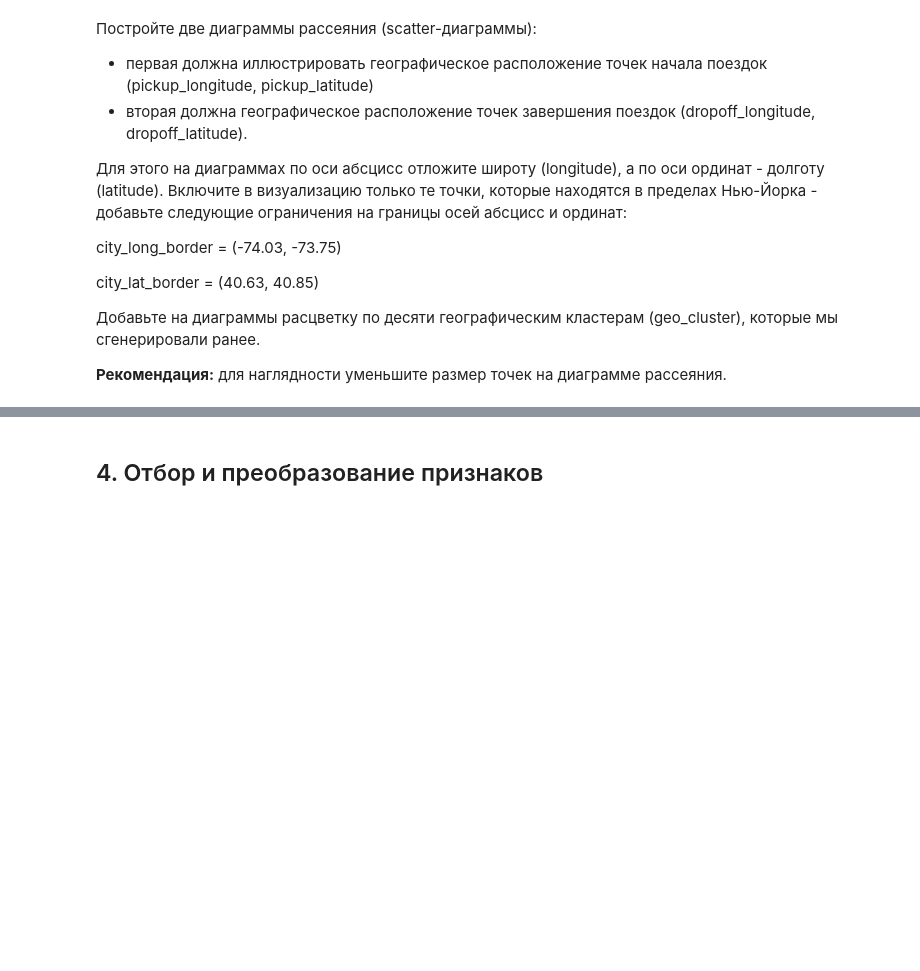
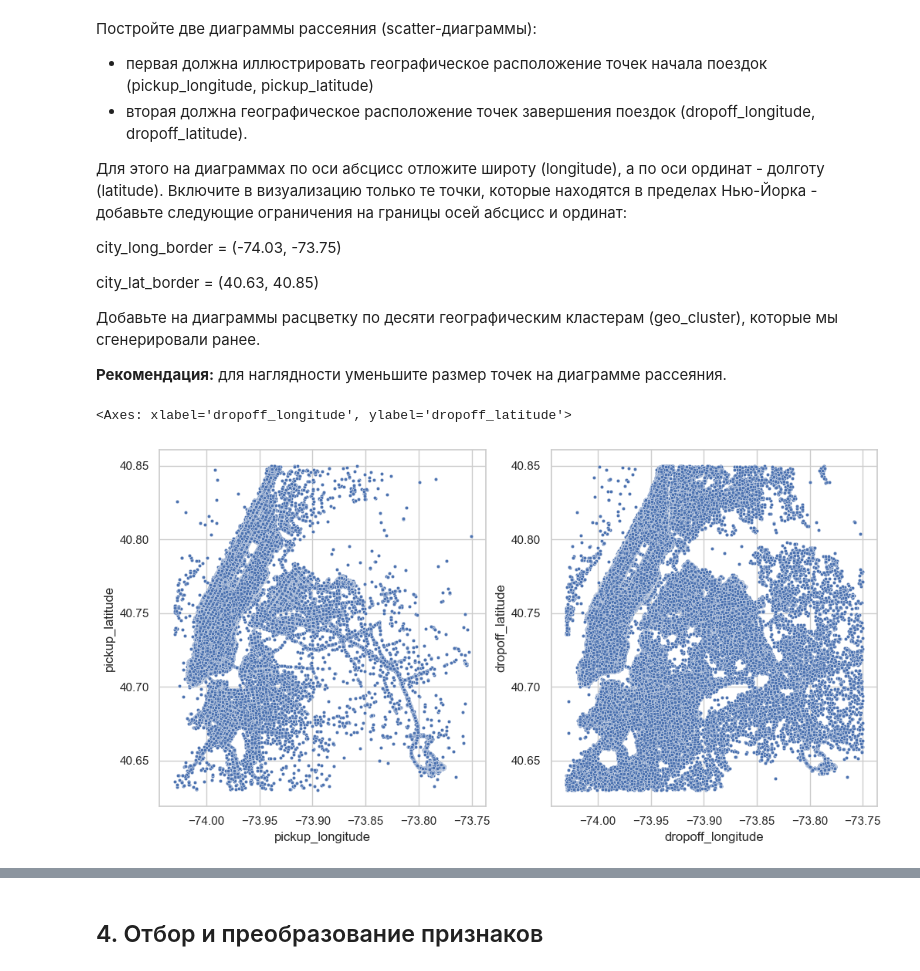
Before and after one commit to YarikKa2/Project_5, a Jupyter notebook: code/Project_5.ipynb, the cells around one changed output, grey strips where cells are left out. Cells and saved outputs as stored; diff of their text form; code cells hidden in the pictures; blank space fills up the shorter version.

```diff
--- a/code/Project_5.ipynb
+++ b/code/Project_5.ipynb
@@ -885,0 +881,43 @@ city_lat_border = (40.63, 40.85)
+# %%
+# Set NY city borders
+city_long_border = (-74.03, -73.75)
+city_lat_border = (40.63, 40.85)
+
+# Border masks
+pickup_long = \
+    (taxi_data['pickup_longitude'] > city_long_border[0]) &\
+    (taxi_data['pickup_longitude'] < city_long_border[1])
+
+pickup_lat = \
+    (taxi_data['pickup_latitude'] > city_lat_border[0]) &\
+    (taxi_data['pickup_latitude'] < city_lat_border[1])
+
+dropoff_long = \
+    (taxi_data['dropoff_longitude'] > city_long_border[0]) &\
+    (taxi_data['dropoff_longitude'] < city_long_border[1])
+
+dropoff_lat = \
+    (taxi_data['dropoff_latitude'] > city_lat_border[0]) &\
+    (taxi_data['dropoff_latitude'] < city_lat_border[1])
+
+# Subset data between borders
+ny_city_data = taxi_data[pickup_long & pickup_lat & dropoff_long & dropoff_lat]
+
+
+
+
+# Set figure
+fig, ax = plt.subplots(1, 2, figsize=(12, 6))
+
+
+# Display pickup data with scatterplot
+sns.scatterplot(data=ny_city_data, x='pickup_longitude', y='pickup_latitude',
+                s=10, ax=ax[0])
+
+
+# Display dropoff data with scatterplot
+sns.scatterplot(data=ny_city_data, x='dropoff_longitude', y='dropoff_latitude',
+                s=10, ax=ax[1])
+# %% [output]
+<Axes: xlabel='dropoff_longitude', ylabel='dropoff_latitude'>
+[figure, added]
```
Also changed, not shown: parts of 3 cells of this notebook.
